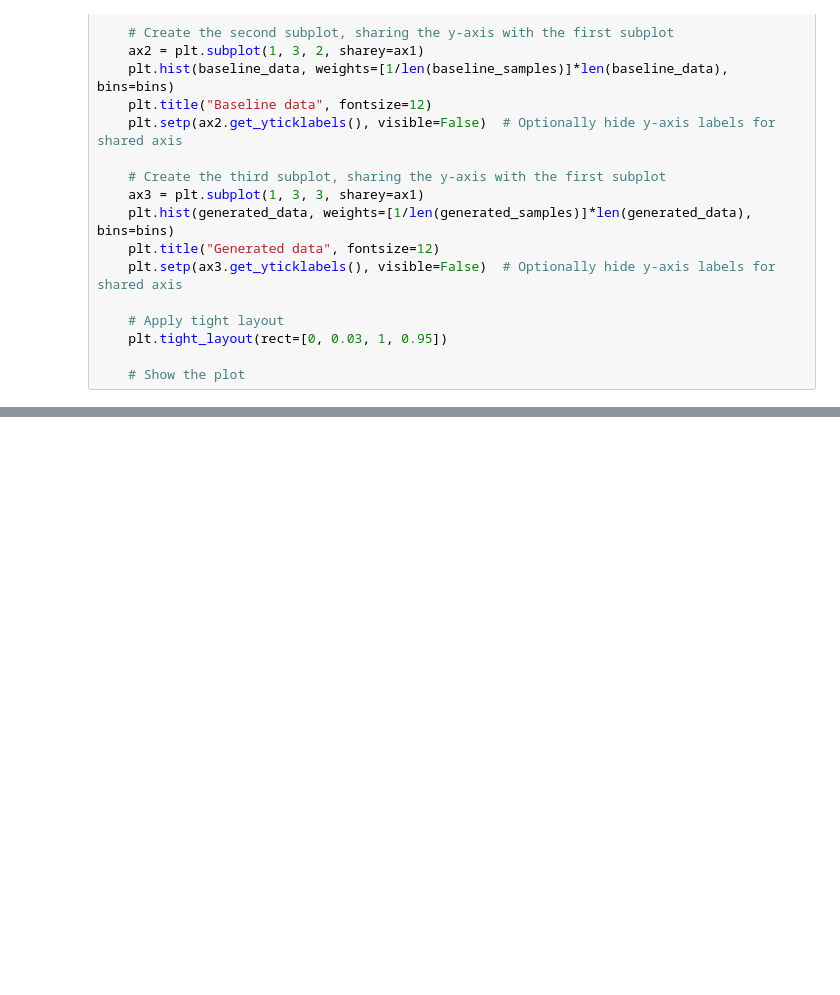
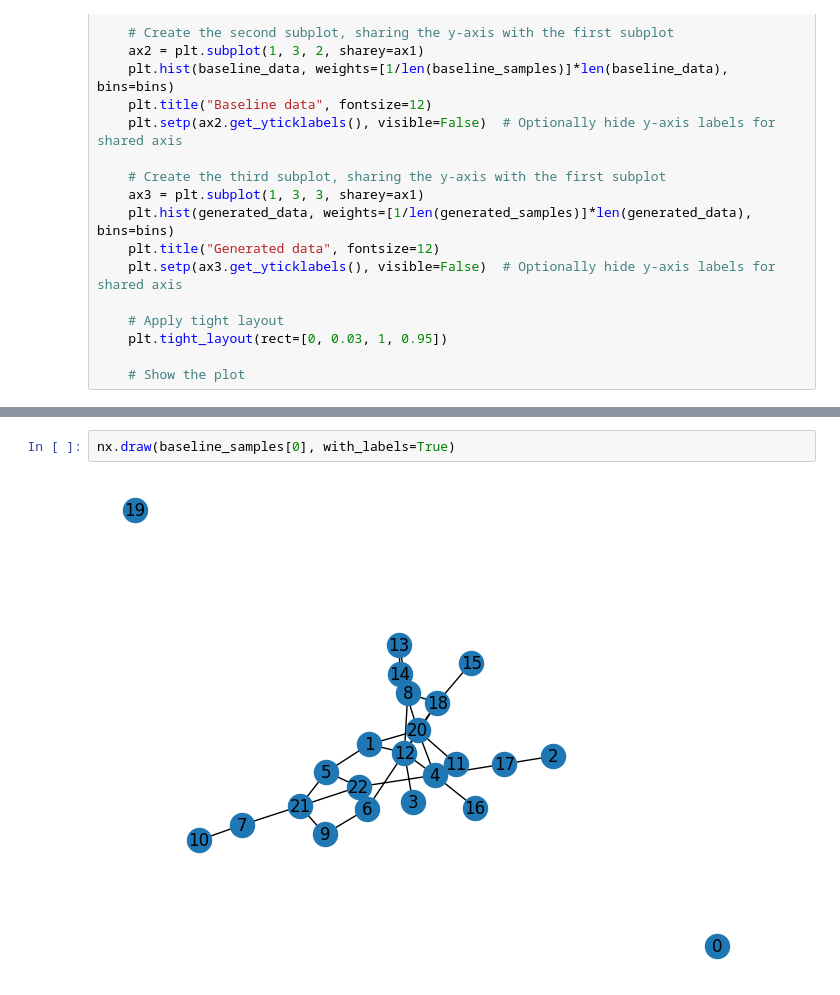
Before and after one commit to jereml99/advanceML, a Jupyter notebook: project3/visualisation.ipynb, the cells around one changed output, grey strips where cells are left out. Saved outputs shown, nothing was run; the diff lists cells and outputs as text; blank space fills up the shorter version.

```diff
--- a/project3/visualisation.ipynb
+++ b/project3/visualisation.ipynb
@@ -90,0 +91,4 @@ Baseline uniqnes:  0.999
+# %%
+nx.draw(baseline_samples[0], with_labels=True)
+# %% [output]
+[figure, added]
```
Also changed, not shown: parts of 8 cells of this notebook.
